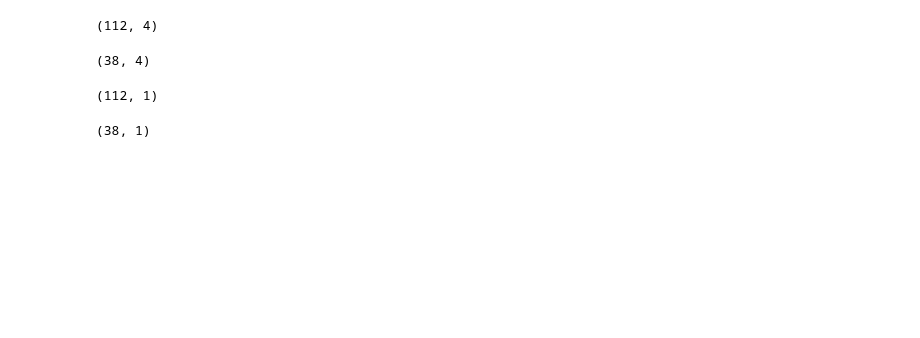
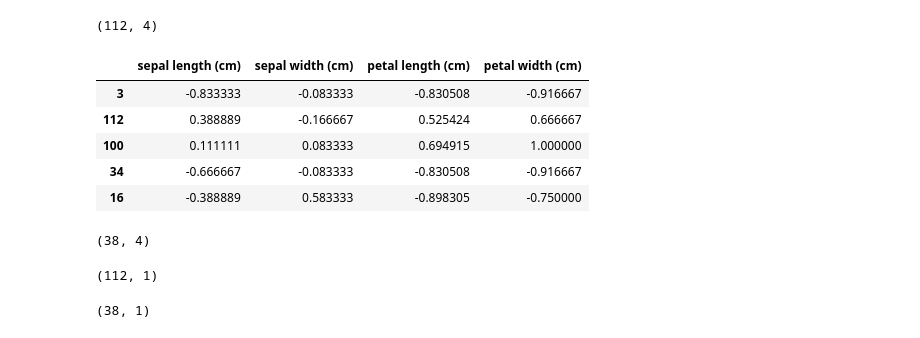
Before and after one commit to assiakhateeb/PPML_lab, a Jupyter notebook: part B/Part_B.ipynb, the cells around one changed output. Saved outputs shown, nothing was run; the diff lists cells and outputs as text; code cells hidden in the pictures; blank space fills up the shorter version.

```diff
--- a/part B/Part_B.ipynb
+++ b/part B/Part_B.ipynb
@@ -52,6 +95,15 @@ X_train, X_test, Y_train, Y_test = train_test_split(X, Y, test_size=0.25)
 X_train.shape
 # %% [output]
 (112, 4)
+# %%
+X_train[0:5]
+# %% [output]
+|  | sepal length (cm) | sepal width (cm) | petal length (cm) | petal width (cm) |
+| 3 | -0.833333 | -0.083333 | -0.830508 | -0.916667 |
+| 112 | 0.388889 | -0.166667 | 0.525424 | 0.666667 |
+| 100 | 0.111111 | 0.083333 | 0.694915 | 1.000000 |
+| 34 | -0.666667 | -0.083333 | -0.830508 | -0.916667 |
+| 16 | -0.388889 | 0.583333 | -0.898305 | -0.750000 |
 # %%
 X_test.shape
 # %% [output]
```
Also changed, not shown: parts of 10 cells of this notebook.
